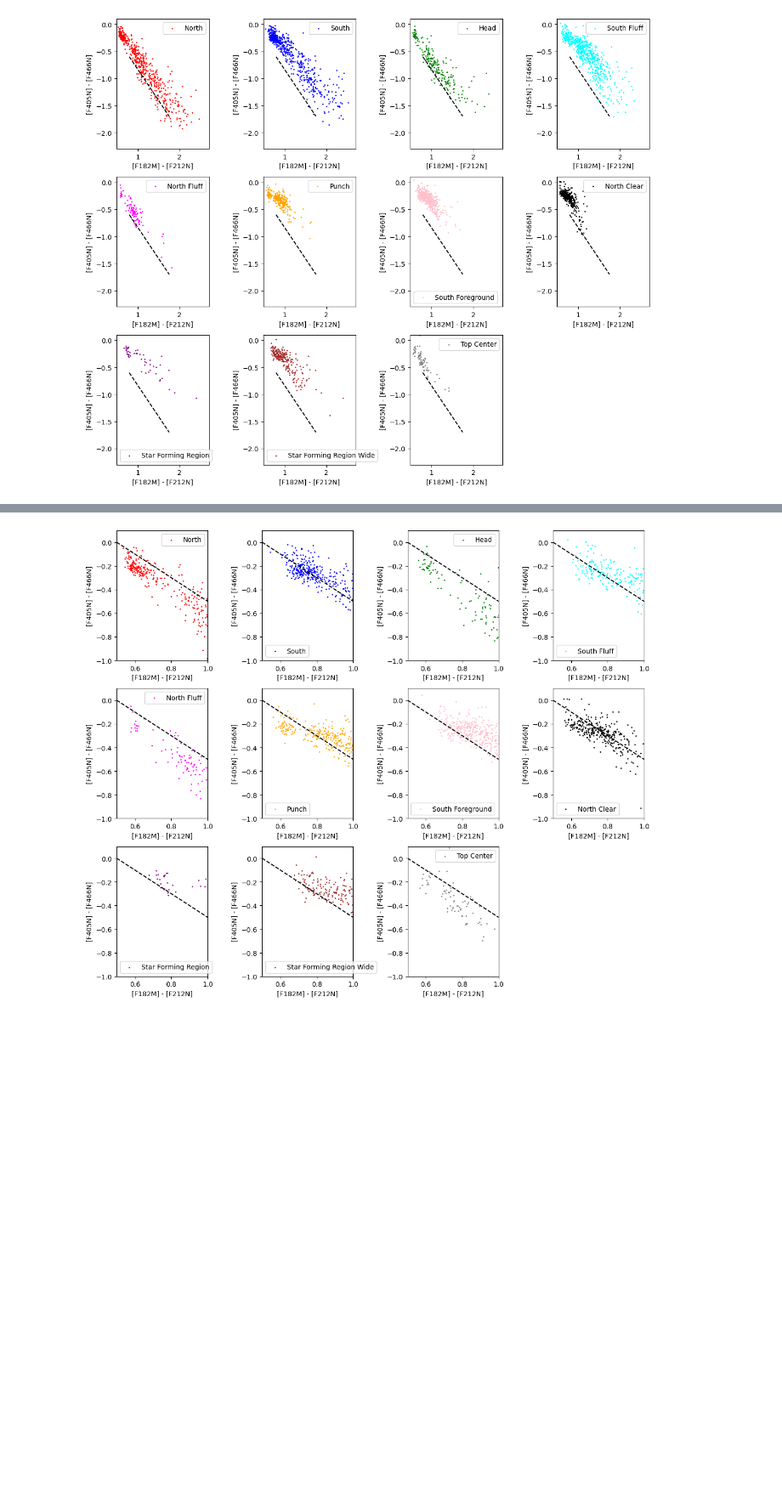
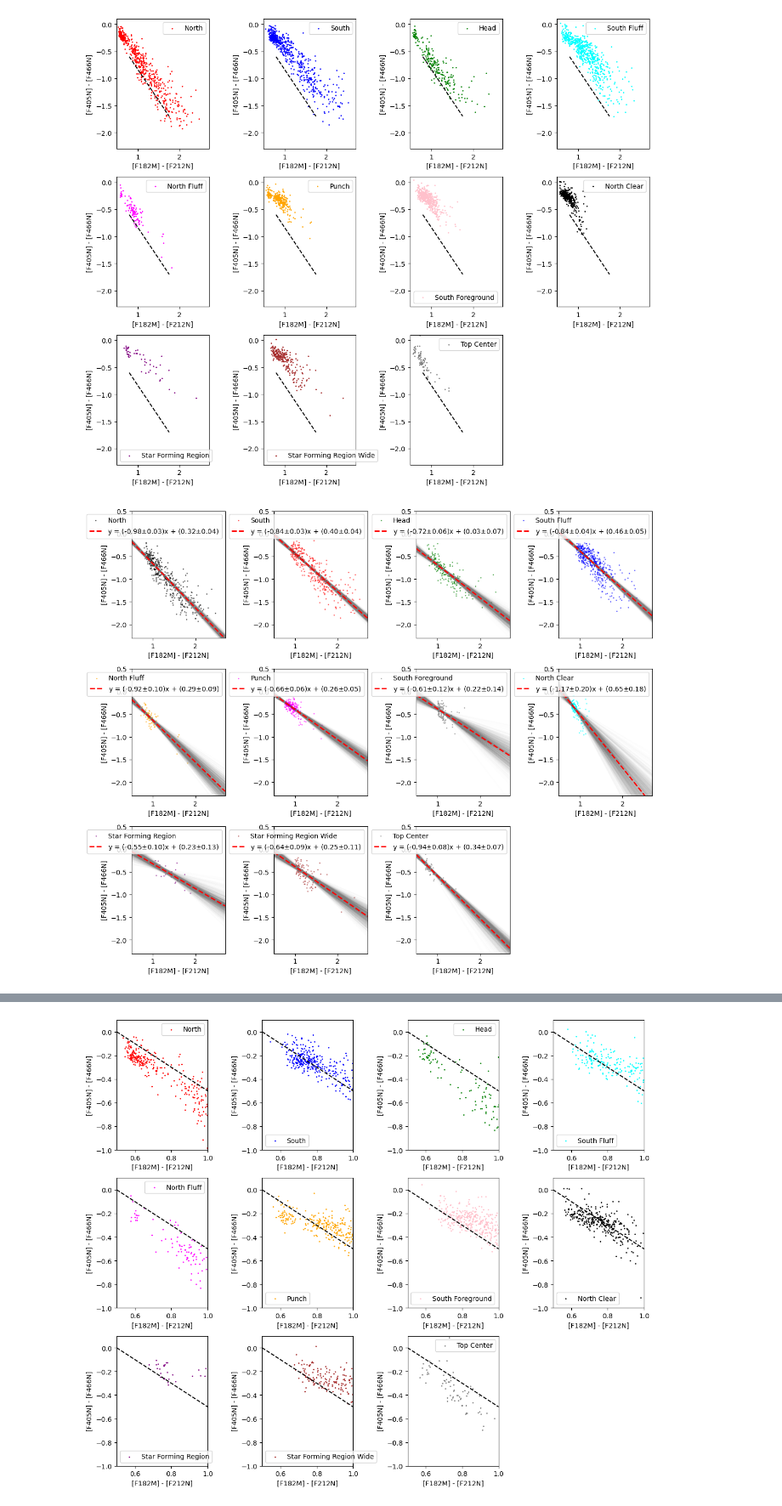
Before and after one commit to SpacialTree/dustridge-cd, a Jupyter notebook: notebooks/brick_analysis.ipynb, the cells around one changed output, grey strips where cells are left out. Shown at 85% size. Saved outputs shown, nothing was run; the diff lists cells and outputs as text; code cells hidden in the pictures; blank space fills up the shorter version.

```diff
--- a/notebooks/brick_analysis.ipynb
+++ b/notebooks/brick_analysis.ipynb
@@ -200,3 +285,55 @@ for ax in axes:
 plt.tight_layout()
 # %% [output]
 [figure]
+# %%
+catalog_list = [cat_brick_north_rc, cat_brick_south_rc, cat_brick_head_rc, cat_brick_sfluff_rc, cat_brick_nfluff_rc, cat_brick_punch_rc, cat_brick_sfore_rc, cat_brick_nclear_rc, cat_brick_sfr_rc, cat_brick_sfrwide_rc, cat_brick_topc_rc]
+name_list = ['North', 'South', 'Head', 'South Fluff', 'North Fluff', 'Punch', 'South Foreground', 'North Clear', 'Star Forming Region', 'Star Forming Region Wide', 'Top Center']
+color_list = ['k', 'r', 'g', 'b', 'orange', 'magenta', 'grey', 'cyan', 'purple', 'brown', 'gray']
+cutoffs = [0.8, 0.9, 0.75, 0.9, 0.7, 0.75, 1, 0.8, 1, 1, 0.7]
+rang = np.linspace(0.5, 2.7, 100)
+
+fig = plt.figure(figsize=(12,10))
+ax1 = plt.subplot(341)
+ax2 = plt.subplot(342)
+ax3 = plt.subplot(343)
+ax4 = plt.subplot(344)
+ax5 = plt.subplot(345)
+ax6 = plt.subplot(346)
+ax7 = plt.subplot(347)
+ax8 = plt.subplot(348)
+ax9 = plt.subplot(349)
+ax10 = plt.subplot(3,4,10)
+ax11 = plt.subplot(3,4,11)
+axes = [ax1, ax2, ax3, ax4, ax5, ax6, ax7, ax8, ax9, ax10, ax11]
+
+for i in range(len(catalog_list)):
+    ax = axes[i]
+    cat = catalog_list[i]
+    cat = JWSTCatalog(cat.catalog[cat.color('f182m', 'f212n') > cutoffs[i]])
+    cat.plot_CCD('f182m', 'f212n', 'f405n', 'f466n', ax=ax, s=1, alpha=0.5, label=name_list[i], color=color_list[i])
+    #ax.plot([0.8, 1.75], [-0.6, -1.7], color='k', linestyle='dashed')
+    x = cat.color('f182m', 'f212n')
+    y = cat.color('f405n', 'f466n')
+    slopes = []
+    intercepts = []
+
+    for j in range(1000):
+        indices = np.random.choice(len(x), len(x), replace=True)
+        x_boot = x[indices]
+        y_boot = y[indices]
+
+        fit = fitting.LinearLSQFitter()
+        line_boot = fit(models.Linear1D(), x_boot, y_boot)
+        slopes.append(line_boot.slope.value)
+        intercepts.append(line_boot.intercept.value)
+        ax.plot(rang, line_boot(rang), color='gray', alpha=0.01)
+
+    ax.plot(rang, np.mean(slopes) * rang + np.mean(intercepts), color='r', label=f'y = ({np.mean(slopes):.2f}$\pm${np.std(slopes):.2f})x + ({np.median(intercepts):.2f}$\pm${np.std(intercepts):.2f})', linewidth=2, linestyle='--')
+    ax.set_xlim(0.5, 2.7)
+    ax.set_ylim(-2.3, 0.5)
+    ax.legend(loc='upper right')
+    #ax.axvline(0.8)
+
+plt.tight_layout()
+# %% [output]
+[figure, added]
```
Also changed, not shown: parts of 9 cells of this notebook, 2 other files.
